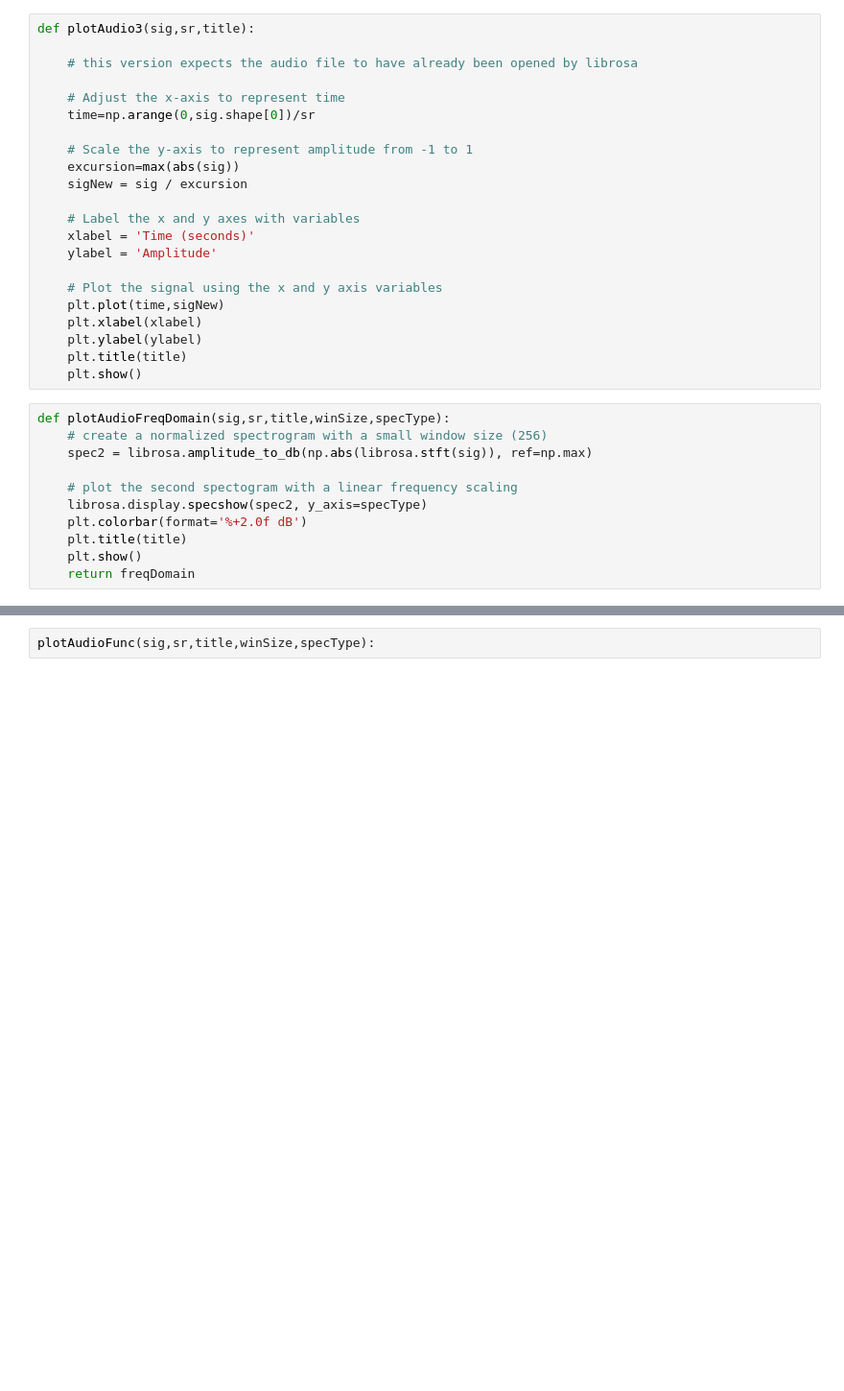
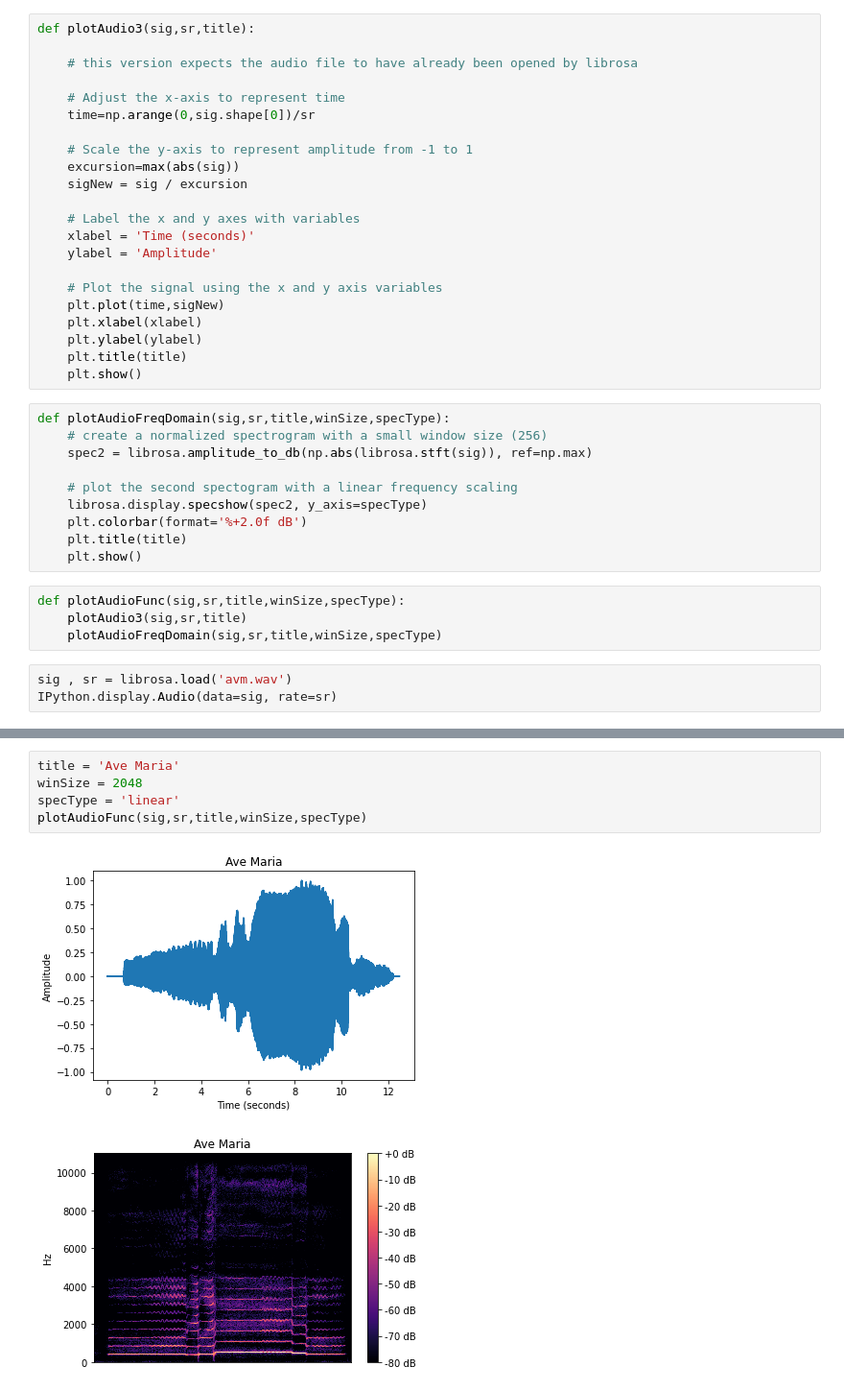
Before and after one commit to WanderingAndYoung/Music-Computing-Alex-, a Jupyter notebook: Lab Assignments/Lab 3.ipynb, the cells around one changed output, grey strips where cells are left out. Shown at 96% size. Saved outputs shown, nothing was run; the diff lists cells and outputs as text; blank space fills up the shorter version.

```diff
--- a/Lab Assignments/Lab 3.ipynb
+++ b/Lab Assignments/Lab 3.ipynb
@@ -35,4 +36,10 @@ def plotAudioFreqDomain(sig,sr,title,winSize,specType):
     plt.colorbar(format='%+2.0f dB')
     plt.title(title)
     plt.show()
-    return freqDomain
+# %%
+def plotAudioFunc(sig,sr,title,winSize,specType):
+    plotAudio3(sig,sr,title)
+    plotAudioFreqDomain(sig,sr,title,winSize,specType)
+# %%
+sig , sr = librosa.load('avm.wav')
+IPython.display.Audio(data=sig, rate=sr)
@@ -39,2 +48,8 @@ def plotAudioFreqDomain(sig,sr,title,winSize,specType):
 # %%
-plotAudioFunc(sig,sr,title,winSize,specType):
+title = 'Ave Maria'
+winSize = 2048
+specType = 'linear'
+plotAudioFunc(sig,sr,title,winSize,specType)
+# %% [output]
+[figure, added]
+[figure, added]
```
Also changed, not shown: parts of 5 cells of this notebook.
